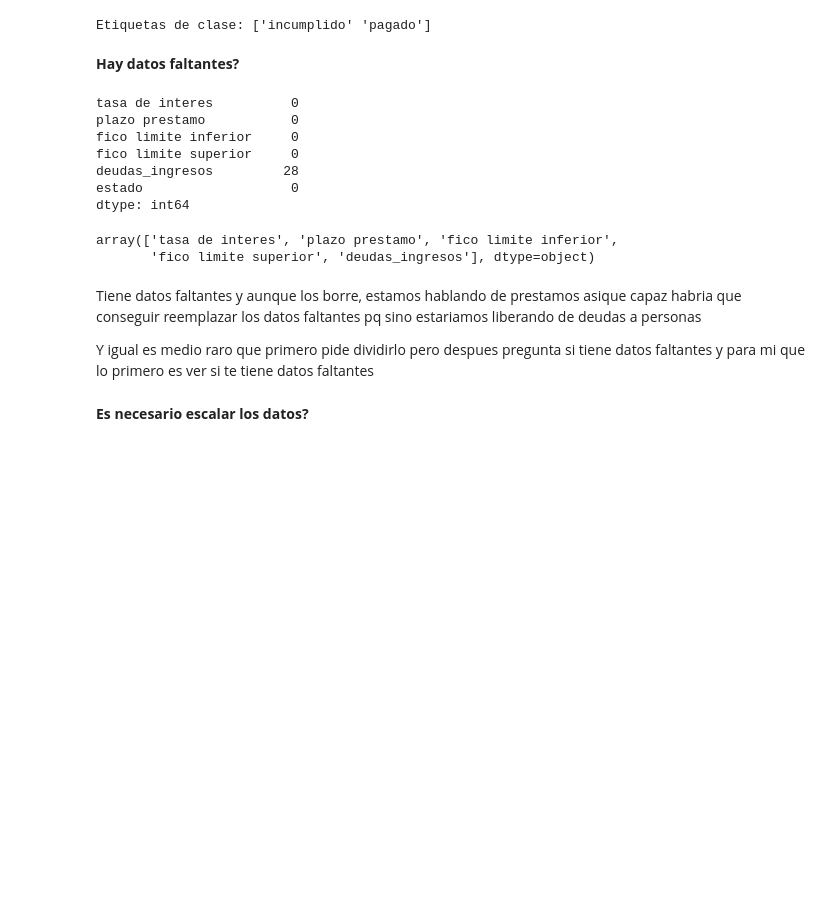
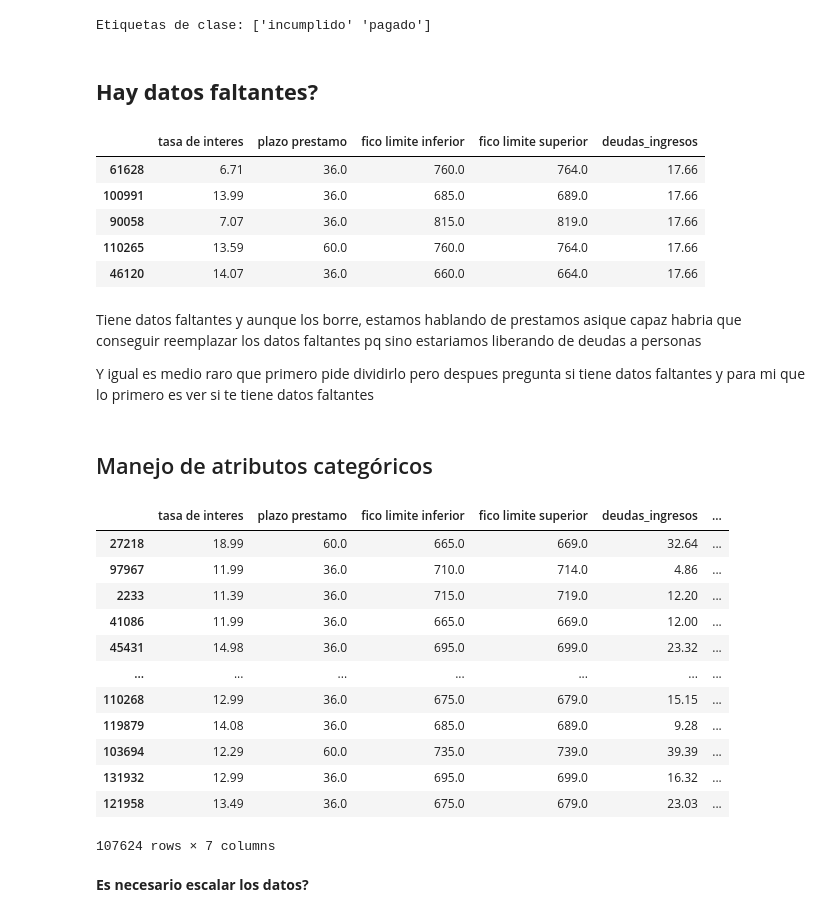
Before and after one commit to axelescalante0/Aprendizaje-Maquinal, a Jupyter notebook: main/Algoritmo_KNN.ipynb, the cells around one changed output. Cells and saved outputs as stored; diff of their text form; code cells hidden in the pictures; blank space fills up the shorter version.

Commit message:
Manejo de atribustos categoricos: Variable "estado"

```diff
--- a/main/Algoritmo_KNN.ipynb
+++ b/main/Algoritmo_KNN.ipynb
@@ -202,7 +202,7 @@ print('Etiquetas de clase:', np.unique(x_train_labels))
 # %% [output]
 Etiquetas de clase: ['incumplido' 'pagado']
 # %% [markdown]
-**Hay datos faltantes?**
+## **Hay datos faltantes?**
 # %%
 
 datos_faltantes = df_prestamos[df_prestamos.isnull().any(axis=1)]
@@ -231,22 +231,75 @@ X_train = imputer.transform(x_train) # me devuelve un numpy array
 type(X_train)
 
 imputer.feature_names_in_
+
+df_x_train_num = pd.DataFrame(X_train, columns=x_train.columns, index=x_train.index)
+df_x_train_num.loc[null_rows_idx].head()
 # %% [output]
-tasa de interes          0
-plazo prestamo           0
-fico limite inferior     0
-fico limite superior     0
-deudas_ingresos         28
-estado                   0
-dtype: int64
-array(['tasa de interes', 'plazo prestamo', 'fico limite inferior',
-       'fico limite superior', 'deudas_ingresos'], dtype=object)
+|  | tasa de interes | plazo prestamo | fico limite inferior | fico limite superior | deudas_ingresos |
+| 61628 | 6.71 | 36.0 | 760.0 | 764.0 | 17.66 |
+| 100991 | 13.99 | 36.0 | 685.0 | 689.0 | 17.66 |
+| 90058 | 7.07 | 36.0 | 815.0 | 819.0 | 17.66 |
+| 110265 | 13.59 | 60.0 | 760.0 | 764.0 | 17.66 |
+| 46120 | 14.07 | 36.0 | 660.0 | 664.0 | 17.66 |
 # %% [markdown]
 Tiene datos faltantes y aunque los borre, estamos hablando de prestamos asique capaz habria que conseguir
 reemplazar los datos faltantes pq sino estariamos liberando de deudas a personas
 
 Y igual es medio raro que primero pide dividirlo pero despues pregunta si tiene datos faltantes y para mi que lo primero
 es ver si te tiene datos faltantes
+# %% [markdown]
+## Manejo de atributos categóricos
+# %%
+x_train_cat = train_set.loc[:,["estado"]]
+x_train_cat.head(8)
+
+
+#Probamos clase ordinal de sckit-learn
+
+from sklearn.preprocessing import OrdinalEncoder
+
+ordinal_encoder = OrdinalEncoder()
+x_train_cat_encoded = ordinal_encoder.fit_transform(x_train_cat)
+
+x_train_cat_encoded[:8]
+
+#Clase one_hot
+
+from sklearn.preprocessing import OneHotEncoder
+
+cat_encoder = OneHotEncoder()
+x_train_cat_1hot = cat_encoder.fit_transform(x_train_cat)
+x_train_cat_1hot
+
+x_train_cat_1hot.toarray()
+
+cat_encoder.feature_names_in_
+
+cat_encoder.get_feature_names_out()
+
+#Creamos un Data Frame con clas calses ya transformadas a Dummy
+
+df_x_train_cat_1hot = pd.DataFrame(x_train_cat_1hot.toarray(), columns=cat_encoder.get_feature_names_out(), index=x_train_cat.index)
+df_x_train_cat_1hot
+
+#Concatenacion de Dataframe de las etiquetas con el que contiene las variables numericas
+
+df_train = pd.concat([df_x_train_num, df_x_train_cat_1hot], axis=1)
+df_train
+# %% [output]
+|  | tasa de interes | plazo prestamo | fico limite inferior | fico limite superior | deudas_ingresos | ... |
+| 27218 | 18.99 | 60.0 | 665.0 | 669.0 | 32.64 | ... |
+| 97967 | 11.99 | 36.0 | 710.0 | 714.0 | 4.86 | ... |
+| 2233 | 11.39 | 36.0 | 715.0 | 719.0 | 12.20 | ... |
+| 41086 | 11.99 | 36.0 | 665.0 | 669.0 | 12.00 | ... |
+| 45431 | 14.98 | 36.0 | 695.0 | 699.0 | 23.32 | ... |
+| ... | ... | ... | ... | ... | ... | ... |
+| 110268 | 12.99 | 36.0 | 675.0 | 679.0 | 15.15 | ... |
+| 119879 | 14.08 | 36.0 | 685.0 | 689.0 | 9.28 | ... |
+| 103694 | 12.29 | 60.0 | 735.0 | 739.0 | 39.39 | ... |
+| 131932 | 12.99 | 36.0 | 695.0 | 699.0 | 16.32 | ... |
+| 121958 | 13.49 | 36.0 | 675.0 | 679.0 | 23.03 | ... |
+107624 rows × 7 columns
 # %% [markdown]
 **Es necesario escalar los datos?**
 # %% [markdown]
```
